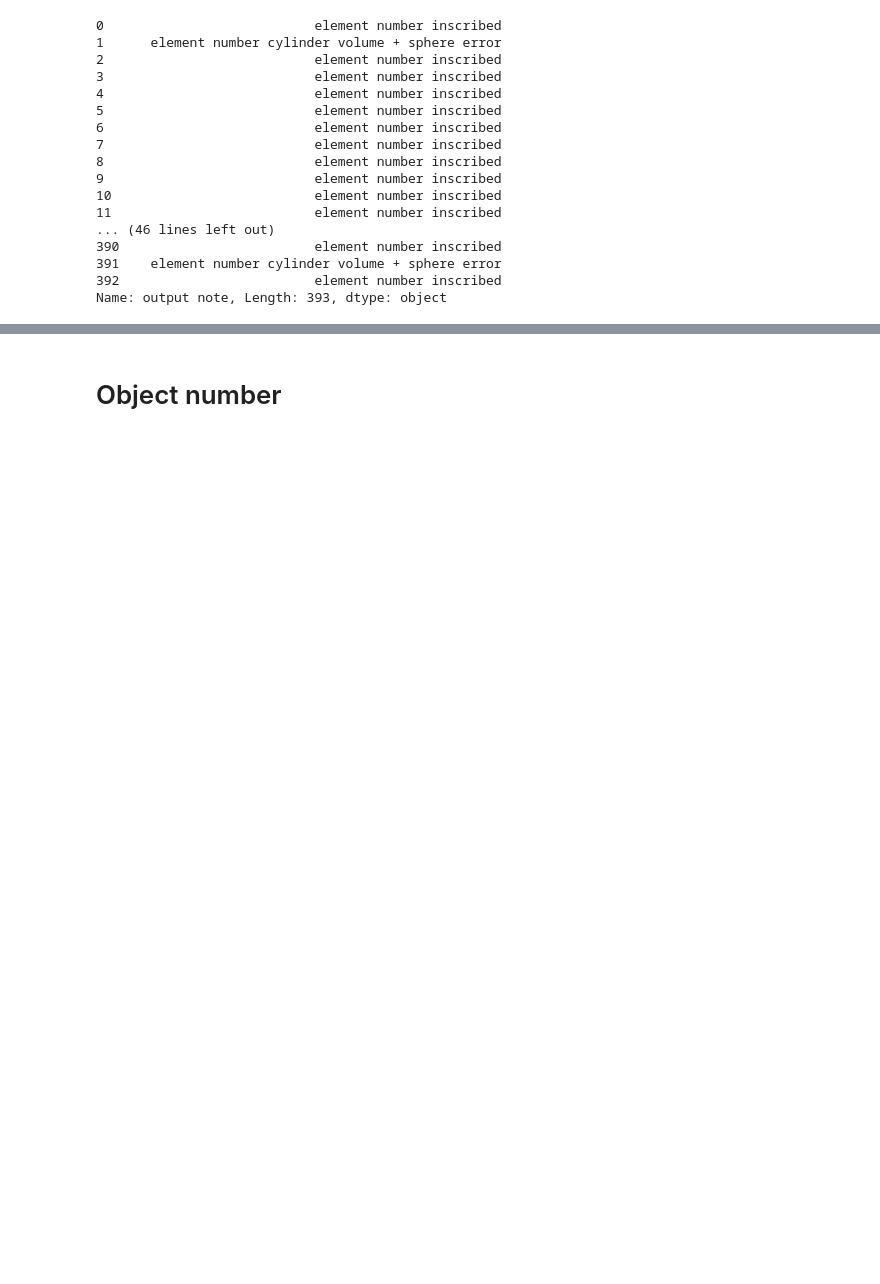
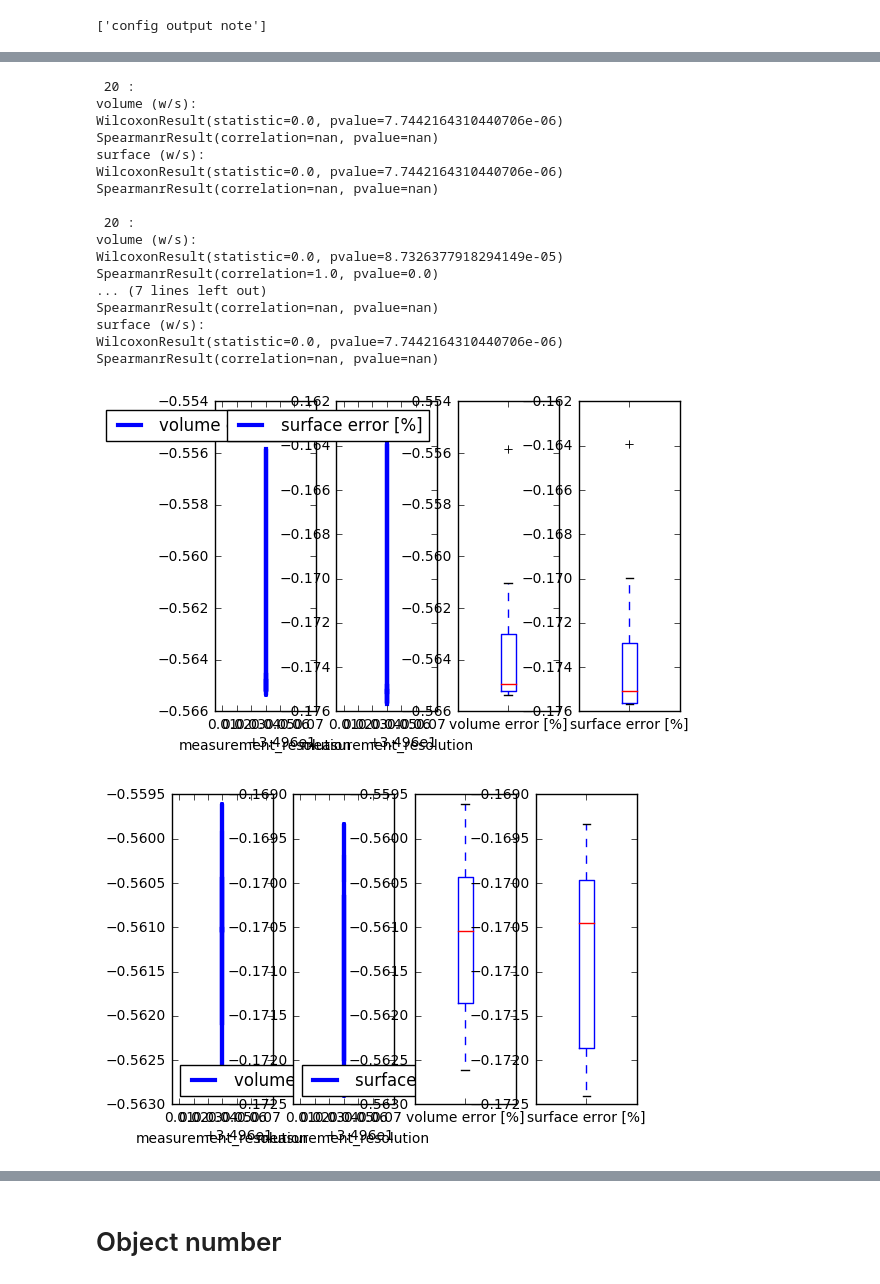
Before and after one commit to mjirik/teigen, a Jupyter notebook: examples/paperfigures.ipynb, the cells around one changed output, grey strips where cells are left out. Drawn from its saved outputs; the diff is of its cells as text; code cells hidden in the pictures; blank space fills up the shorter version.

```diff
--- a/examples/paperfigures.ipynb
+++ b/examples/paperfigures.ipynb
@@ -36,20 +40,9 @@ SpearmanrResult(correlation=0.9883181395905386, pvalue=1.4525529987732648e-321)
-# %%
-df["output note"]
-# %% [output]
-0                           element number inscribed
-1      element number cylinder volume + sphere error
-2                           element number inscribed
-3                           element number inscribed
-4                           element number inscribed
-5                           element number inscribed
-6                           element number inscribed
-7                           element number inscribed
-8                           element number inscribed
-9                           element number inscribed
-10                          element number inscribed
-11                          element number inscribed
-... (46 lines left out)
-390                         element number inscribed
-391    element number cylinder volume + sphere error
-392                         element number inscribed
-Name: output note, Length: 393, dtype: object
+# %%
+list_filter(df.keys(), contain="note")
+# %% [output]
+['config output note']
+# %%
+for note in np.unique(df["config output note"]):
+    dfs = df[df["config output note"] == note]
+    show_error(dfs)
+# %% [output]
@@ -55,0 +66,19 @@ Name: output note, Length: 393, dtype: object
+ 20 :
+volume (w/s):
+WilcoxonResult(statistic=0.0, pvalue=7.7442164310440706e-06)
+SpearmanrResult(correlation=nan, pvalue=nan)
+surface (w/s):
+WilcoxonResult(statistic=0.0, pvalue=7.7442164310440706e-06)
+SpearmanrResult(correlation=nan, pvalue=nan)
+
+ 20 :
+volume (w/s):
+WilcoxonResult(statistic=0.0, pvalue=8.7326377918294149e-05)
+SpearmanrResult(correlation=1.0, pvalue=0.0)
+... (7 lines left out)
+SpearmanrResult(correlation=nan, pvalue=nan)
+surface (w/s):
+WilcoxonResult(statistic=0.0, pvalue=7.7442164310440706e-06)
+SpearmanrResult(correlation=nan, pvalue=nan)
+[figure, added]
+[figure, added]
```
Also changed, not shown: parts of 6 cells of this notebook, 2 other files.
